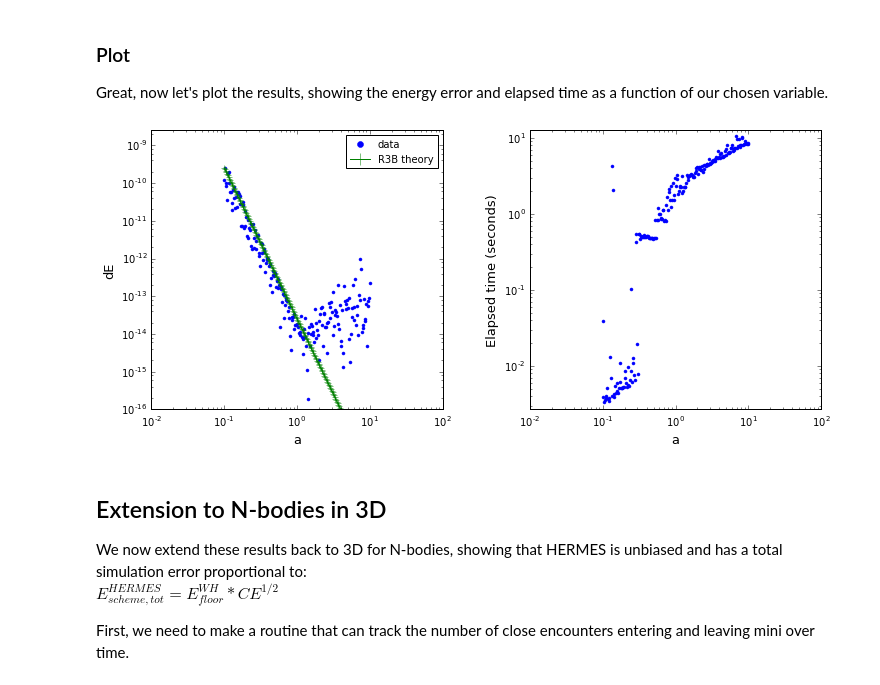
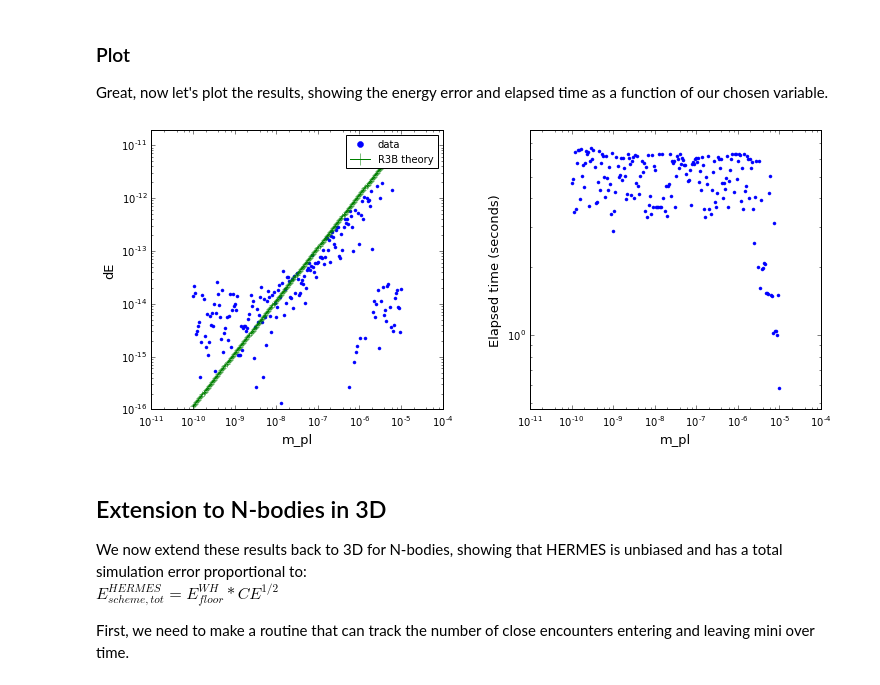
Before and after one commit to silburt/rebound, a Jupyter notebook: ipython_examples/HERMES_Error_Characterization.ipynb, the cells around one changed output. Saved outputs shown, nothing was run; the diff lists cells and outputs as text; code cells hidden in the pictures.

```diff
--- a/ipython_examples/HERMES_Error_Characterization.ipynb
+++ b/ipython_examples/HERMES_Error_Characterization.ipynb
@@ -88,24 +87,30 @@ def problem(HSF, dt, a_p, theta):
 ### Choose Parameter Space
 Now let's choose which variable we're investigating, either $dt$ or $HSF$, and set up the parameter space that we're going to search.
 # %%
-choice = "a"     #can be "HSF", "dt", or "a"
+choice = "m_pl"     #can be "HSF", "dt", "a", or "m_p"
 n_runs = 200       #number of searches in the parameter space
 
 #set up parameter space
 ones = np.ones(n_runs)
+dt = 1e-3*ones
+HSF = 6.*ones
+a = ones
+m_p = 5e-5*ones
+m_pl = 1e-8*ones
+theta = np.random.uniform(low=0.15,high=0.85,size=n_runs)*np.pi
+
 if choice == "HSF":
-    dt = 1e-3*ones
     HSF = np.logspace(-2,1.7,n_runs)
-    a = ones
 elif choice == "dt":
-    HSF = 6*ones
     dt = np.logspace(-5,0,n_runs)
-    a = ones
 elif choice == "a":
-    HSF = 6*ones
-    dt = 1e-3*ones
     a = np.logspace(-1,1,n_runs)
-params = zip(HSF,dt,a,np.random.random(n_runs)*np.pi)
+elif choice == "m_p":
+    m_p = np.logspace(-3,-6,n_runs)
+elif choice == "m_pl":
+    m_pl = np.logspace(-10,-5,n_runs)
+
+params = zip(HSF,dt,a,m_p,m_pl,theta)
 # %% [markdown]
 ### Calculate
 Calculate the results. This might take a minute or two.
@@ -114,7 +119,7 @@ import multiprocessing as mp
 import pandas as pd
 
 def execute(pars):
-    return problem(pars[0],pars[1],pars[2],pars[3])
+    return problem(pars[0],pars[1],pars[2],pars[3],pars[4],pars[5])
 
 if __name__== '__main__':
     results = []
@@ -129,35 +134,37 @@ Great, now let's plot the results, showing the energy error and elapsed time as
 # %%
 import matplotlib.pyplot as plt
 %matplotlib inline
 
 if choice == "HSF":
     x = data["HSF"]
-    SS_params = data.loc[0,["dt","a","M","m_p","m_pl"]].values
 elif choice == "dt":
     x = data["dt"]
-    SS_params = data.loc[0,["HSF","a","M","m_p","m_pl"]].values
 elif choice == "a":
     x = data["a"]
-    SS_params = data.loc[0,["HSF","dt","M","m_p","m_pl"]].values
+elif choice == "m_p":
+    x = data["m_p"]
+elif choice == "m_pl":
+    x = data["m_pl"]
+sys_params = data.loc[0,["HSF","dt","a","M","m_p","m_pl"]].values
 
 fig, axes = plt.subplots(nrows=1, ncols=2, sharex=True, figsize=(12,5))
 plt.subplots_adjust(wspace=0.3)
 axes[0].plot(x,data["dE"],'.',label="data")
 axes[0].set_ylim([1e-16,10*max(data["dE"])])
 axes[0].set_xlim([min(x)/10., max(x)*10])
 axes[0].set_xlabel(choice,fontsize=13)
 axes[0].set_ylabel('dE',fontsize=13)
 axes[0].set_yscale('log')
 axes[0].set_xscale('log')
-theory(SS_params,x,choice,data["scale_factor"].mean())
+theory(sys_params,x,choice,data["scale_factor"].mean())
 axes[0].legend(loc='upper right',prop={'size':10}, numpoints=1, markerscale=2)
 axes[1].plot(x,data["time"],'.')
 axes[1].set_ylim([0.8*data["time"].min(),1.2*data["time"].max()])
 axes[1].set_xlabel(choice,fontsize=13)
 axes[1].set_ylabel('Elapsed time (seconds)',fontsize=13)
 axes[1].set_yscale('log')
 # %% [output]
-[figure, old version]
+[figure, new version]
 # %% [markdown]
 ## Extension to N-bodies in 3D
 We now extend these results back to 3D for N-bodies, showing that HERMES is unbiased and has a total simulation error proportional to:
```
Also changed, not shown: parts of 4 cells of this notebook, 3 other files.
